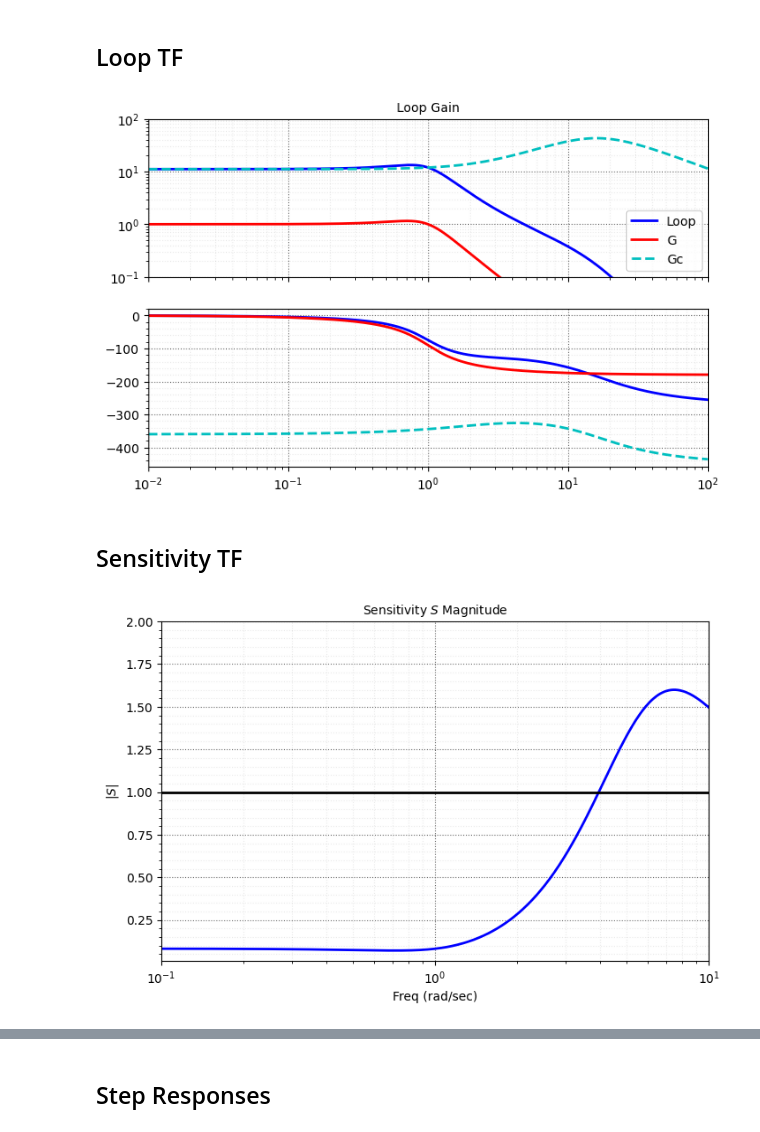
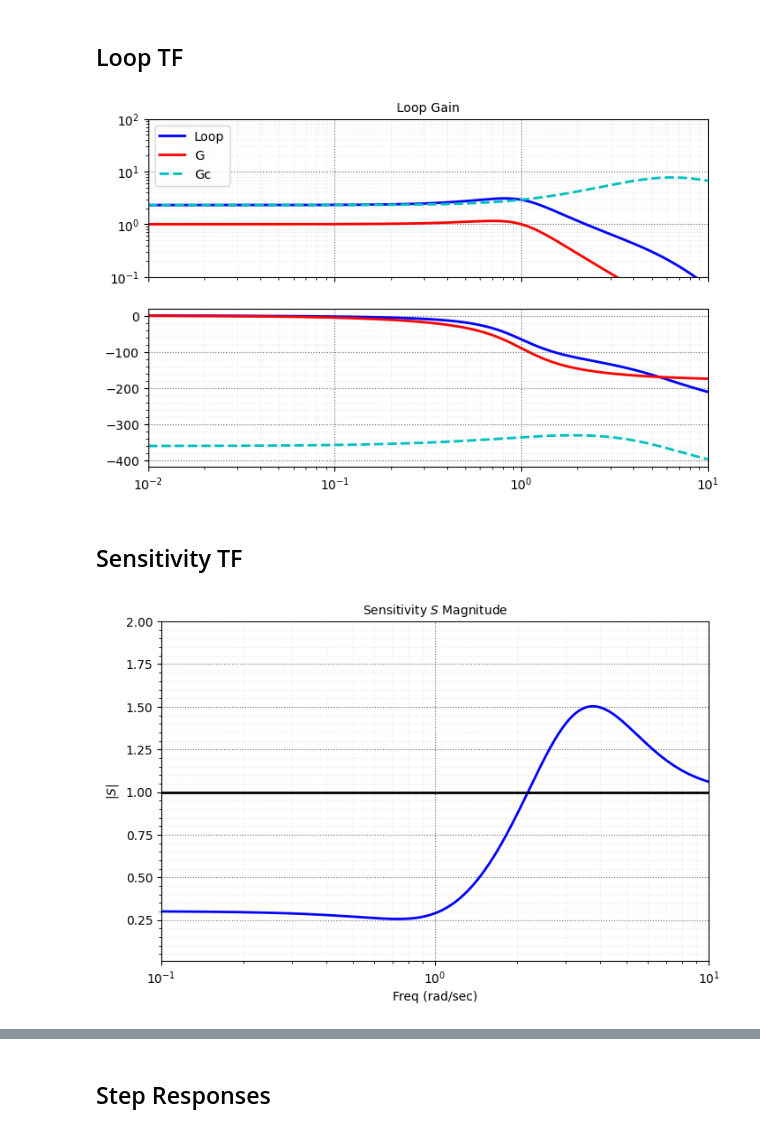
Before and after one commit to JonHowMIT/16_32_Software, a Jupyter notebook: L21_LQG.ipynb, the cells around one changed output, grey strips where cells are left out. Cells and saved outputs as stored; diff of their text form; code cells hidden in the pictures.

```diff
--- a/L21_LQG.ipynb
+++ b/L21_LQG.ipynb
@@ -75,28 +124,8 @@ Note that if $\njbr(t) = 0$ (i.e. no reference input, which was the case discuss
 # %%
-A = np.array([[0, 1],[-1, -1]])
-Bu = np.array([[0],[1]])
-Bw = Bu
-Cy = np.array([[1,0]])
-Cz = np.eye(2)
-Rzz = np.array([[1, 0],[0, 0.1]])
-sys_g = StateSpace(A, Bu, Cy, 0)
+Ac,Bc,Cc,Dc,K,L,P,Q,EP,EQ = lqg(sys_g,Rzz,Ruu,Rww,Rvv)
 
-Nx = A.shape[0]
-Ny = Cy.shape[0]
-Nu = Bu.shape[1]
-
-K = np.array([[31,7]])
-L = np.array([[19],[80]])
-EQ,_ = LA.eig(A-L@Cy)
-EP,_ = LA.eig(A-Bu*K)
-
-# Form LQG compensator (basic form)
-Ac = A - Bu@K - L@Cy
-Bc = L
-Cc = K
-Dc = 0
 sys_comp = StateSpace(Ac,Bc,Cc,Dc)
-T_loop = sys_g*sys_comp
+T_loop = sys_g_yu*sys_comp
 
 # Form closed loop system (basic)
 Acl = np.vstack((np.hstack((A,-Bu@Cc)),np.hstack((Bc@Cy,Ac))))
@@ -170,17 +196,17 @@ plt.show()
 # %% [markdown]
 ## Loop TF
 # %%
-w = np.logspace(-2,2,1000)
+w = np.logspace(-2,1,1000)
 mag,phase,omega = control.bode(T_loop,w,Hz=False,dB=False,deg=True,plot=False)
 mag_gc,phase_gc,omega = control.bode(sys_comp,w,Hz=False,dB=False,deg=True,plot=False)
-mag_g,phase_g,omega = control.bode(sys_g,w,Hz=False,dB=False,deg=True,plot=False)
+mag_g,phase_g,omega = control.bode(sys_g_yu,w,Hz=False,dB=False,deg=True,plot=False)
 
 fig, (ax1,ax2) = plt.subplots(2, sharex=True, figsize=(8,5))
 ax1.loglog(w,mag,'b',label='Loop')                 # magnitude plot
 ax1.loglog(w,mag_g,'r',label='G')                 # magnitude plot
 ax1.loglog(w,mag_gc,'c--',label='Gc')                 # magnitude plot
 ax1.set_title("Loop Gain")
-ax1.set_xlim([.01,100])
+ax1.set_xlim([.01,10])
 ax1.set_ylim([.1,100])
 ax1.legend(loc='best')
 nicegrid(ax1)
@@ -188,32 +214,32 @@ nicegrid(ax1)
 ax2.semilogx(w,phase*r2d,'b',label='Loop')                 # phase plot
 ax2.semilogx(w,phase_g*r2d,'r',label='G')                 # phase plot
 ax2.semilogx(w,phase_gc*r2d,'c--',label='Gc')                 # phase plot
-ax2.set_xlim([.01,100])
+ax2.set_xlim([.01,10])
 nicegrid(ax2)
-plt.savefig("figs/LQG_Arch_2.png")
+plt.savefig("figs/LQG_"+str(jcase)+"_2.png")
 
 plt.show()
 # %% [output]
-[figure, old version]
+[figure, new version]
 # %% [markdown]
 ## Sensitivity TF
 # %%
-S = control.feedback(ss(0,0,0,1),sys_g*sys_comp)
+S = control.feedback(ss(0,0,0,1),T_loop)
 mag,phase,omega = control.bode(S,w,Hz=False,dB=False,deg=True,plot=False)
 
 fig, (ax1) = plt.subplots(1, sharex=True, figsize=(8,5))
 plt.semilogx(w,mag,'b')
 nicegrid()
 plt.xlim([.1,10])
 plt.ylim([.01,2])
 plt.plot(plt.xlim(),[1,1],'k-')
 plt.xlabel('Freq (rad/sec)')
 plt.ylabel('$|S|$')
 plt.title("Sensitivity $S$ Magnitude")
-plt.savefig("figs/LQG_Arch_3.png")
+plt.savefig("figs/LQG_"+str(jcase)+"_3.png")
 plt.show()
 # %% [output]
-[figure, old version]
+[figure, new version]
 # %%
 L_mag,L_phase,omega = control.bode(T_loop,w,Hz=False,dB=False,deg=True,plot=False)
 
```
Also changed, not shown: parts of 15 cells of this notebook, 3 other files.
